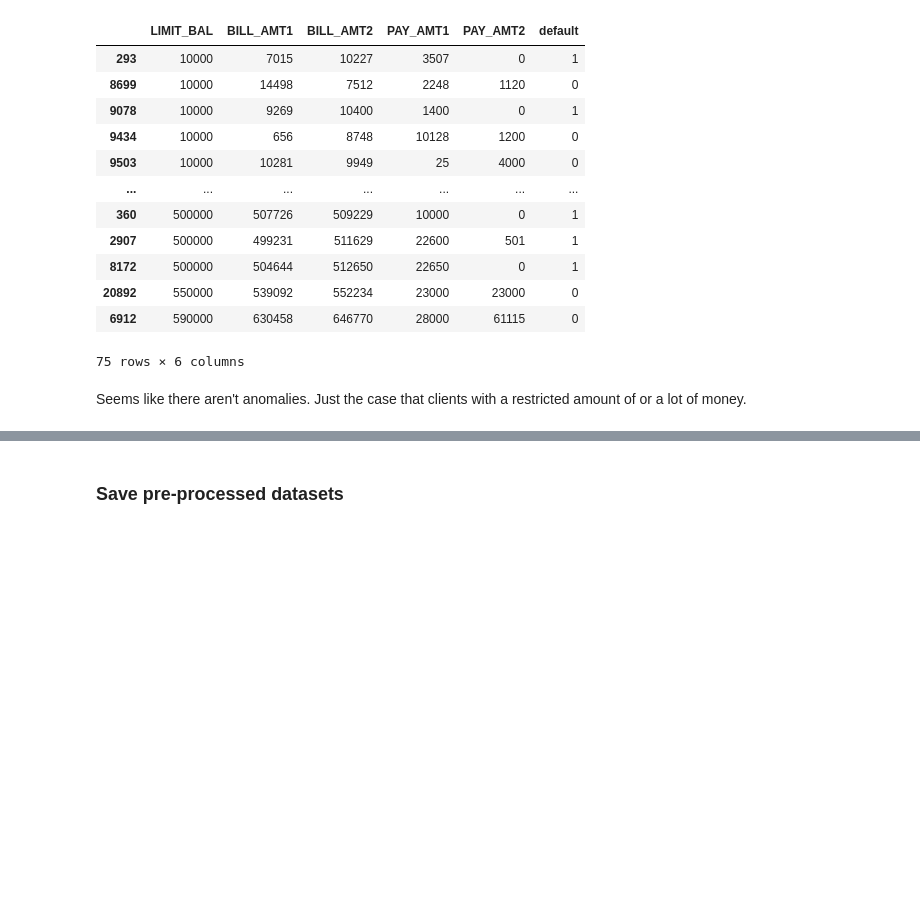
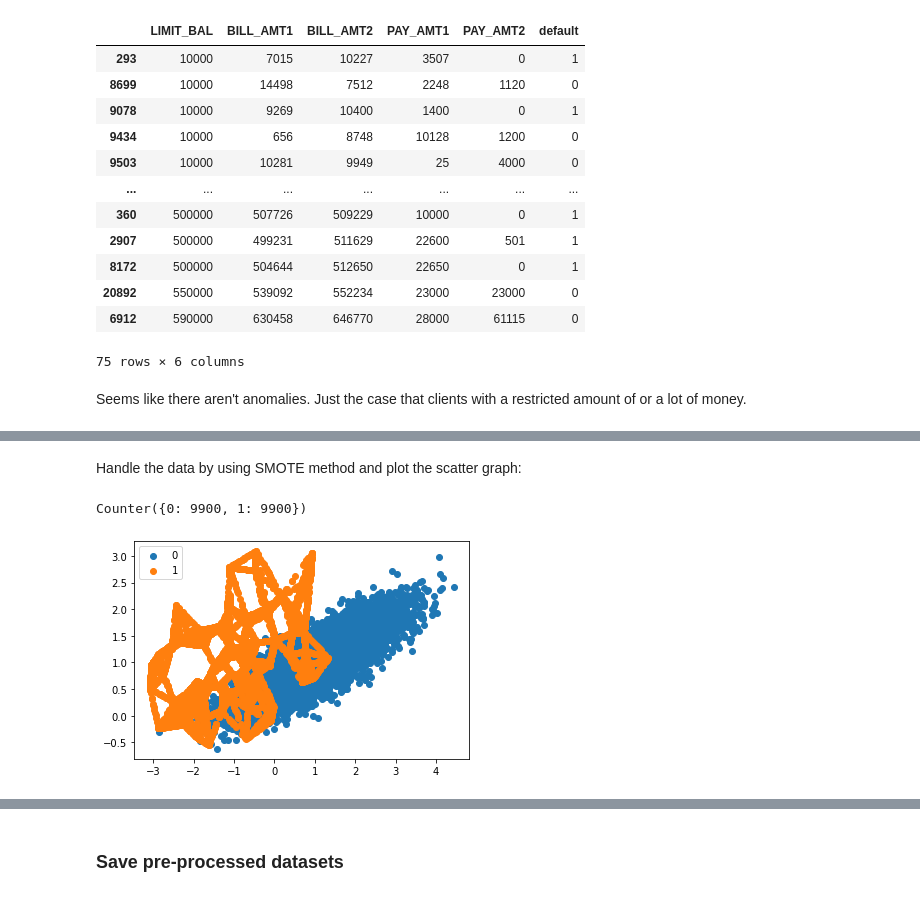
Before and after one commit to kimdanny/Credit-card-default-prediction, a Jupyter notebook: working/Credit Card Default - data cleaning.ipynb, the cells around one changed output, grey strips where cells are left out. Drawn from its saved outputs; the diff is of its cells as text; code cells hidden in the pictures; blank space fills up the shorter version.

```diff
--- a/working/Credit Card Default - data cleaning.ipynb
+++ b/working/Credit Card Default - data cleaning.ipynb
@@ -372,0 +445,15 @@ We have a inbalanced 2-class classification problem, so try **SMOTE** to balance
+# %% [markdown]
+Handle the data by using SMOTE method and plot the scatter graph:
+# %%
+oversample = SMOTE()
+X_test_smote, y_test_smote = oversample.fit_sample(X, y)
+counter = Counter(y_test_smote)
+print(counter)
+for label, _ in counter.items():
+    row_ix = where(y_test_smote == label)[0]
+    pyplot.scatter(X_test_smote[row_ix, 0], X_test_smote[row_ix, 1], label=str(label))
+pyplot.legend()
+pyplot.show()
+# %% [output]
+Counter({0: 9900, 1: 9900})
+[figure, added]
```
Also changed, not shown: parts of 20 cells of this notebook.
